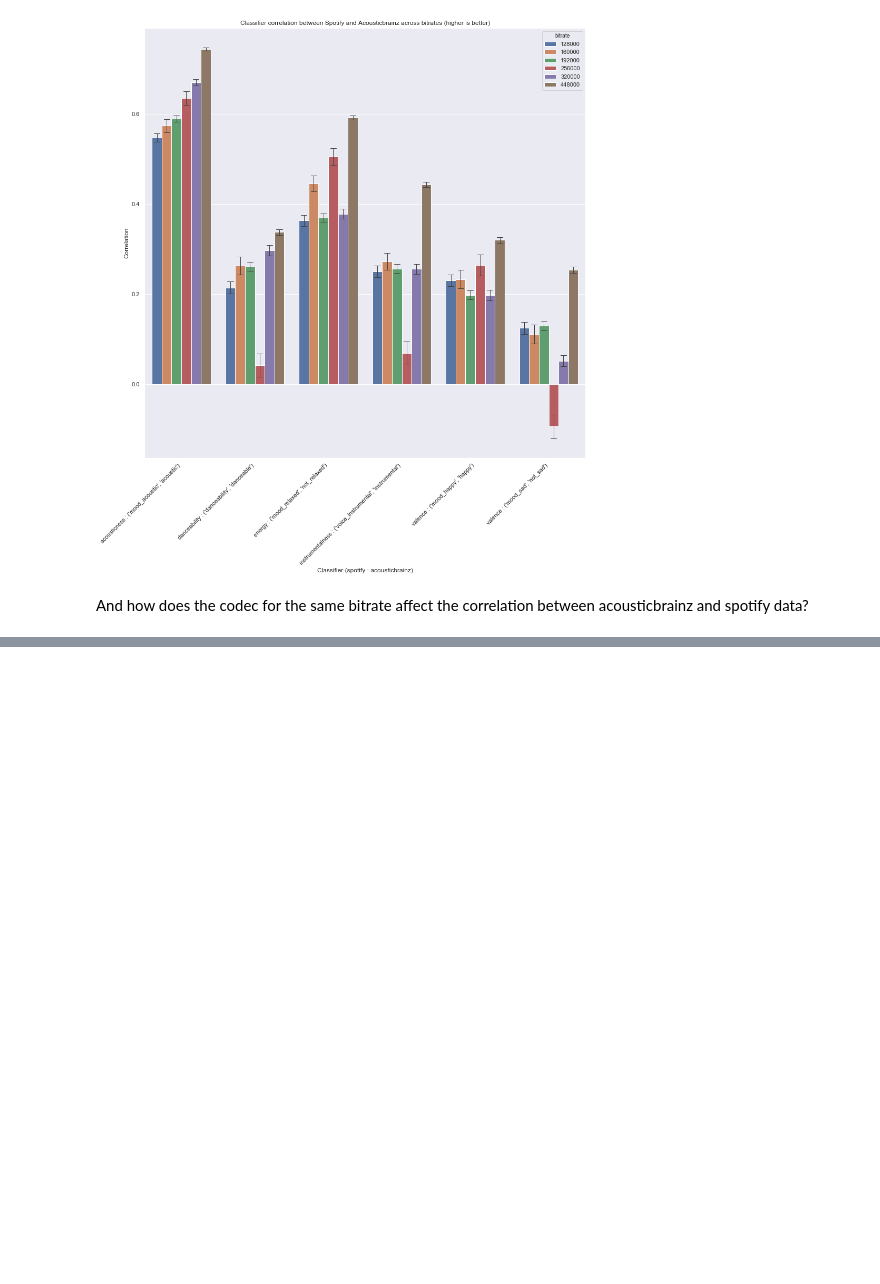
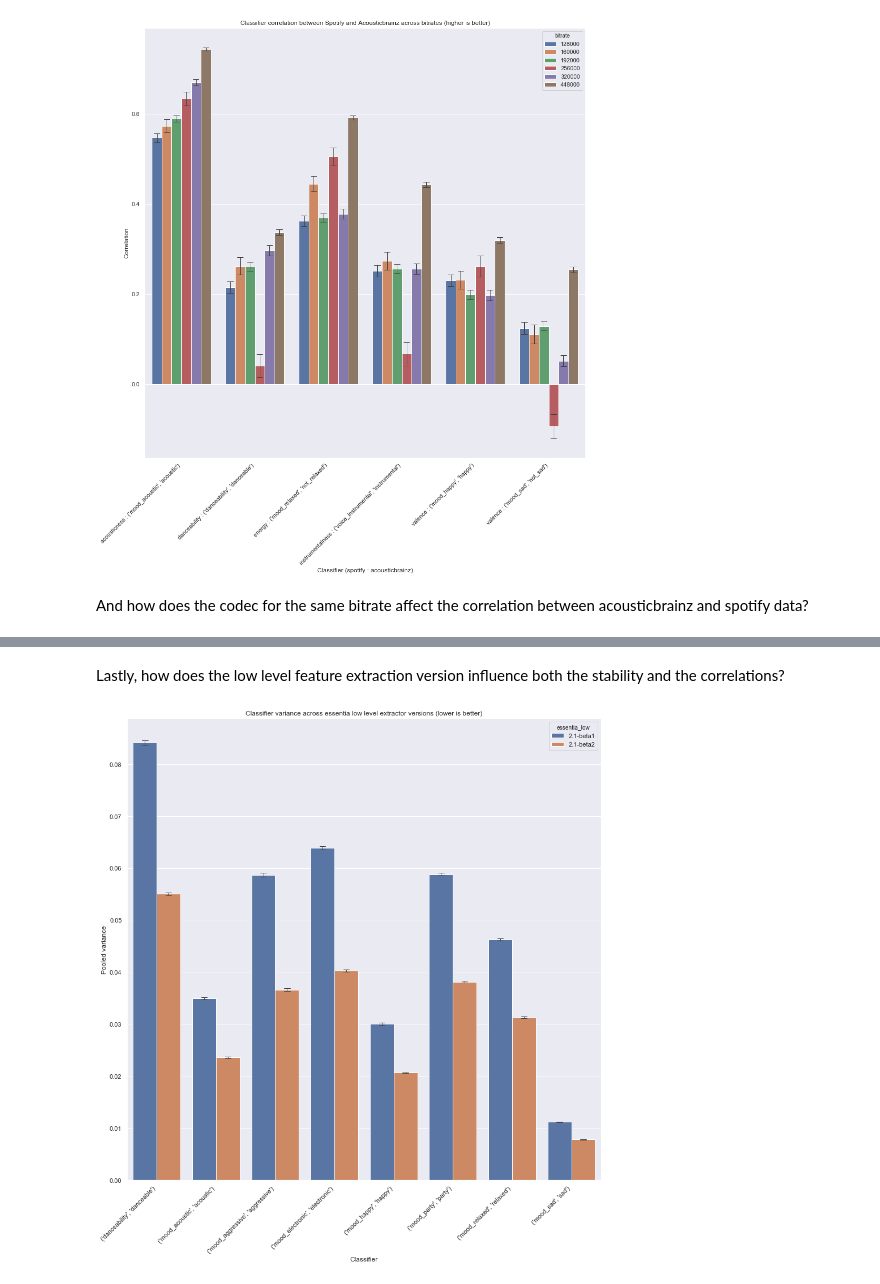
Before and after one commit to chrismostert/Thesis, a Jupyter notebook: Effect of audio quality on correlation and stability.ipynb, the cells around one changed output, grey strips where cells are left out. Cells and saved outputs as stored; diff of their text form; code cells hidden in the pictures; blank space fills up the shorter version.

Commit message:
Effect of version on stability and correlation

```diff
--- a/Effect of audio quality on correlation and stability.ipynb
+++ b/Effect of audio quality on correlation and stability.ipynb
@@ -330,0 +331,27 @@ Bitrate 256000:
+# %% [markdown]
+Lastly, how does the low level feature extraction version influence both the stability and the correlations?
+# %%
+cols = [('danceability', 'danceable'), ('mood_acoustic', 'acoustic'), ('mood_aggressive', 'aggressive'),
+('mood_electronic', 'electronic'), ('mood_happy', 'happy'), ('mood_party', 'party'),
+('mood_relaxed', 'relaxed'), ('mood_sad', 'sad')]
+
+
+# Remove recordings with only one submission
+filt = acousticbrainz.groupby(level=0).size() > 1
+filtered = acousticbrainz[filt[acousticbrainz.index.get_level_values(level=0)].values]
+
+# Calculate variances
+var = get_variance(filtered[cols])
+var['essentia_low'] = filtered['essentia_low'].values
+
+toplot = pd.melt(var, id_vars=['essentia_low'])
+
+plt.figure()
+ax = sns.barplot(x='variable', y='value', hue='essentia_low', data=toplot, ci=95, errwidth=1, capsize=.1)
+ax.set_xticklabels(ax.get_xticklabels(), rotation=45, horizontalalignment='right')
+plt.title(f"Classifier variance across essentia low level extractor versions (lower is better)")
+plt.xlabel('Classifier')
+plt.ylabel('Pooled variance')
+plt.show()
+# %% [output]
+[figure, added]
```
Also changed, not shown: parts of 5 cells of this notebook.
